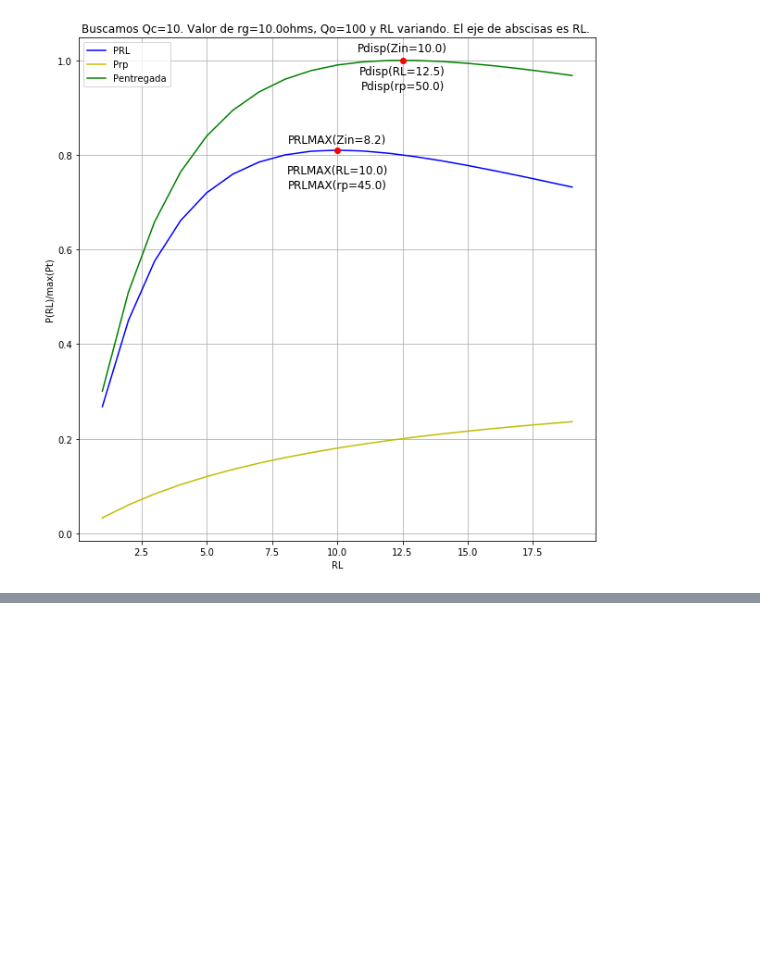
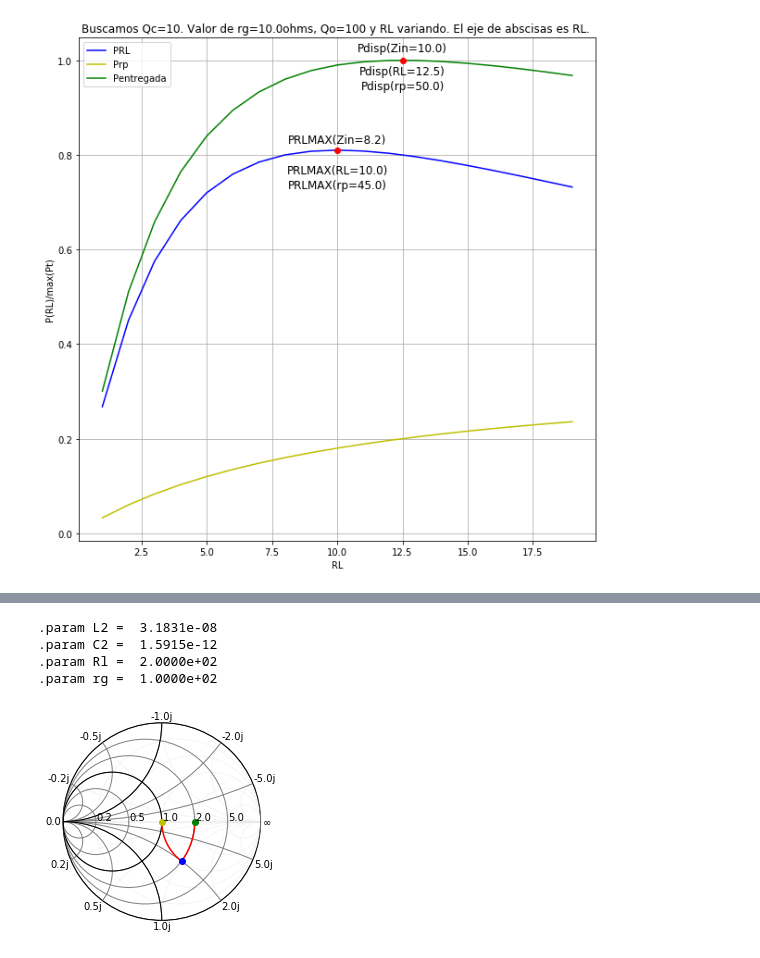
Before and after one commit to eaiii-frba-utn/2020, a Jupyter notebook: docs/source/adaptacion/adaptacion.ipynb, the cells around one changed output, grey strips where cells are left out. Cells and saved outputs as stored; diff of their text form; code cells hidden in the pictures; blank space fills up the shorter version.

```diff
--- a/docs/source/adaptacion/adaptacion.ipynb
+++ b/docs/source/adaptacion/adaptacion.ipynb
@@ -1009 +906,79 @@ Zin = 100.000+0.000j ohms
+# %%
+import numpy as np
+import matplotlib.pyplot as plt
+import mysmith as mys
+import myplot as myp
+from skrf import Frequency
+from skrf.network import *
+%matplotlib inline
+
+# Datos
+rg = 100
+Rl = 200
+rg = 100
+fo = 500e6
+wo = 2*np.pi*fo
+
+
+Qm = (Rl/rg-1)**0.5      # Qm para conversion de Rl a rg
+Bp = 1/Rl                # Caclulo de la sustencia paralelo
+Bpp = Bp*(1+(1/Qm**2))   # Conversion sustencia paralelo
+Xs = 1/ Bpp              # Reluctancia de sintonia
+
+# Ahora calculando en la hoja de calculo
+f =  np.arange(200e6,800e6,1e6)                   # Defino el array de frecuencia
+w =  2*np.pi*f
+
+# Alternativa 2
+C2 = Bp/wo
+L2 = Xs/wo
+# LTspice
+print('.param L2 =  {:1.4e} '.format(L2) )
+print('.param C2 =  {:1.4e} '.format(C2) )
+print('.param Rl =  {:1.4e} '.format(Rl) )
+print('.param rg =  {:1.4e} '.format(rg) )
+
+# Grafico de Zin
+Zi = 1/(1j*2*np.pi*f*C1) + 1/(1/Rl + 1/(1j*2*np.pi*f*L1) )
+
+myp.PlotCpx(f,Zi , labelx = 'Frecuencia/Hz', labely = '$Z_{in}$')
+plt.savefig('figures/ejemplo2a.png')
+plt.close()
+
+################################################
+freq = Frequency(fo/1e6,fo/1e6,1,'mhz')
+z0   = 100                                  # impedancia de referencia
+
+# Defino el valor de capacidad paralelo
+C2p = np.linspace(C2/100, C2, 1000)
+
+# Defino el valor de inductancia serie
+L2s = np.linspace(L2/100, L2, 1000)
+
+nw1 =  mys.ZL(freq,Rl,z0)
+nw   = nw1
+
+for c in C2p:
+    nwa = mys.Zparal(freq,1j*mys.Xc(freq.f[0],c),z0)
+    nw2  = cascade(nwa,nw1)
+    nw   = stitch(nw,nw2 )
+
+for l in L2s:
+    nwa = mys.Yserie(freq,1j*mys.Bl(freq.f[0],l),z0)
+    nw3 = cascade(nwa,nw2)
+    nw   = stitch(nw,nw3 )
+
+mys.printSmith(nw, c = 'r', m = ' ')
+mys.printSmith(nw1, c = 'g', m = 'o')
+mys.printSmith(nw2, c = 'b', m = 'o')
+mys.printSmith(nw3, c = 'y', m = 'o')
+
+plt.savefig('figures/ejemplo2bsmitha.png')
+plt.show()
+# %% [output]
+.param L2 =  3.1831e-08
+.param C2 =  1.5915e-12
+.param Rl =  2.0000e+02
+.param rg =  1.0000e+02
+[figure, added]
 # %% [markdown]
```
Also changed, not shown: parts of 12 cells of this notebook, 18 other files.
